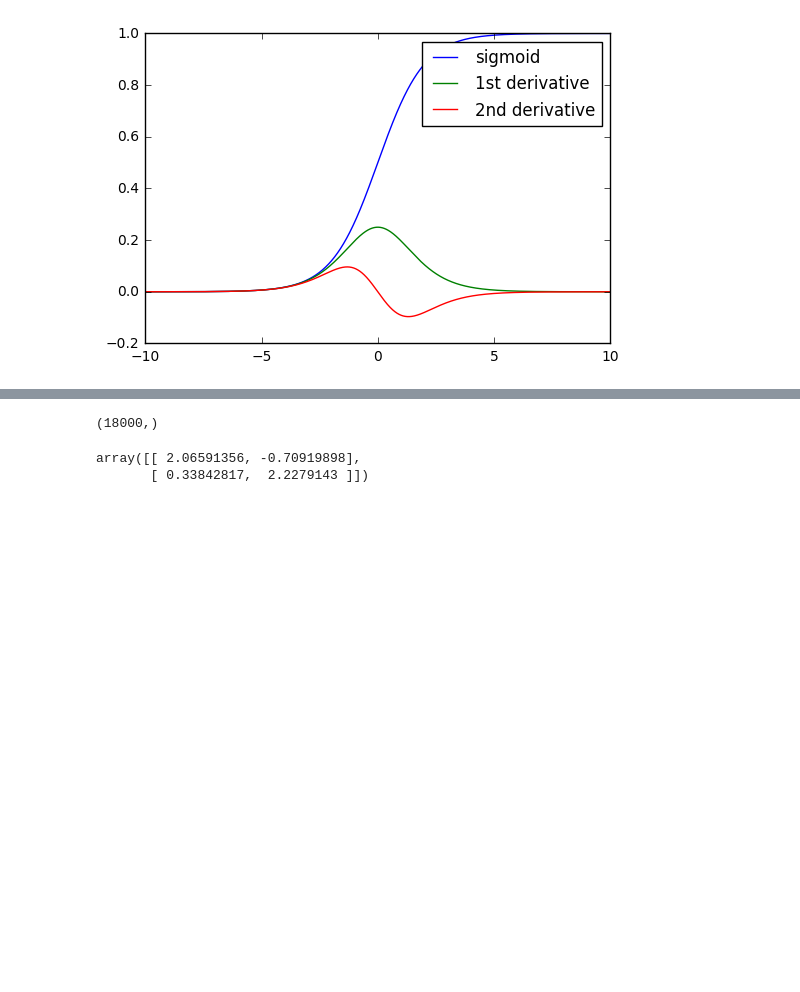
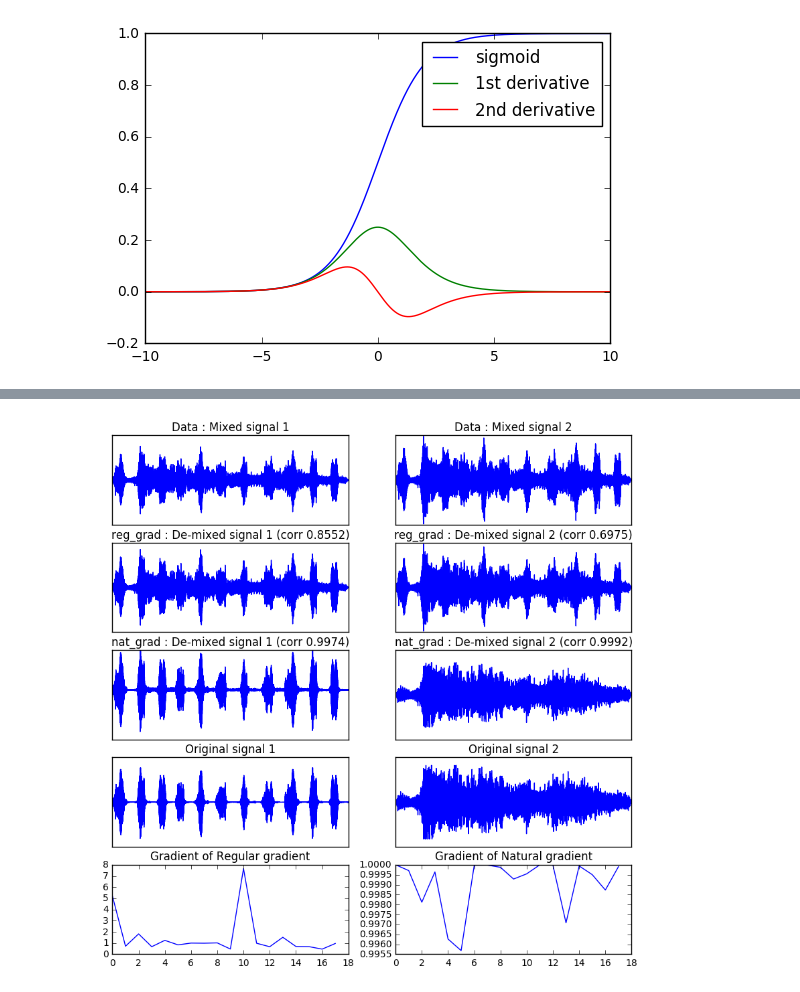
Before and after one commit to p16i/course-machine-intelligence-2, a Jupyter notebook: w5-ica/ICA.ipynb, the cells around one changed output, grey strips where cells are left out. Saved outputs shown, nothing was run; the diff lists cells and outputs as text; code cells hidden in the pictures; blank space fills up the shorter version.

```diff
--- a/w5-ica/ICA.ipynb
+++ b/w5-ica/ICA.ipynb
@@ -283,9 +195,0 @@ write('s_estimate_nat1.wav', 8192, s_x_est_nat[1,:])
-# %%
-S[:,1].shape
-# %% [output]
-(18000,)
-# %%
-w_res
-# %% [output]
-array([[ 2.06591356, -0.70919898],
-       [ 0.33842817,  2.2279143 ]])
@@ -330,0 +196,55 @@ w_res = regularGradientLearning(X_centered, W_init, S.T, no_epoch=1, eta=0.01)
+# %%
+def plotExperiment(x, w_init, original_s,  dataset):
+    total = x.shape[1]
+    x_range = np.array(range(total))
+
+    plt.figure(figsize=(10,10))
+
+    for i in range(x.shape[0]):
+        plt.subplot(5,2,i+1)
+        plt.plot(x_range, x[i,:].T)
+        plt.title('%s : Mixed signal %d' % (dataset, i+1) )
+        plt.xticks([])
+        plt.yticks([])
+
+    w_reg, norm_reg = regularGradientLearning(x, w_init, original_s, epoch=1, eta=0.5)
+    s_est_reg = np.dot(w_reg,x)
+    corr = computeCorrelation(    s_est_reg, original_s)
+    learning_algo = 'reg_grad'
+    for i in range(x.shape[0]):
+        plt.subplot(5,2,2 + i+1)
+        plt.plot(x_range, s_est_reg[i,:].T)
+        plt.title('%s : %s %d (corr %.4f)' % (learning_algo, 'De-mixed signal', i+1, corr[i,i]) )
+        plt.xticks([])
+        plt.yticks([])
+
+
+    w_nat, norm_nat = naturalGradientLearning(x, w_init, original_s, epoch=1, eta=0.1)
+    s_est = np.dot(w_nat,x)
+    corr = computeCorrelation(s_est, original_s)
+    learning_algo = 'nat_grad'
+    for i in range(x.shape[0]):
+        plt.subplot(5,2,4+ i+1)
+        plt.plot(x_range, s_est[i,:].T)
+        plt.title('%s : %s %d (corr %.4f)' % (learning_algo, 'De-mixed signal', i+1, corr[i,i]) )
+        plt.xticks([])
+        plt.yticks([])
+
+    for i in range(x.shape[0]):
+        plt.subplot(5,2,6+ i+1)
+        plt.plot(x_range, original_s[i,:].T)
+        plt.title('%s %d' % ('Original signal', i+1) )
+        plt.xticks([])
+        plt.yticks([])
+
+    plt.subplot(5,2,9)
+    plt.plot(norm_reg)
+    plt.title('Gradient of Regular gradient')
+
+
+    plt.subplot(5,2,10)
+    plt.plot(norm_nat)
+    plt.title('Gradient of Natural gradient')
+plotExperiment(X, W_hiro, S.T, dataset="Data")
+# %% [output]
+[figure, added]
```
Also changed, not shown: parts of 20 cells of this notebook.
